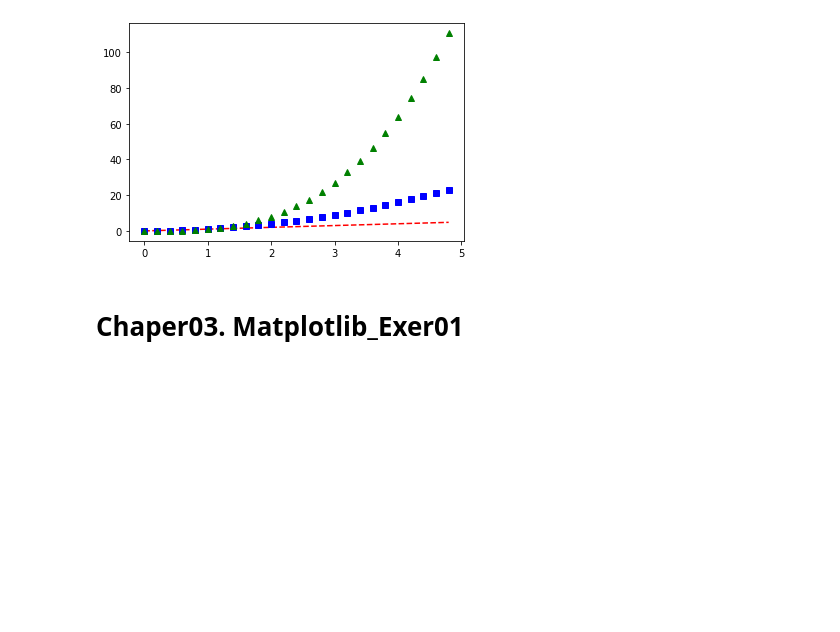
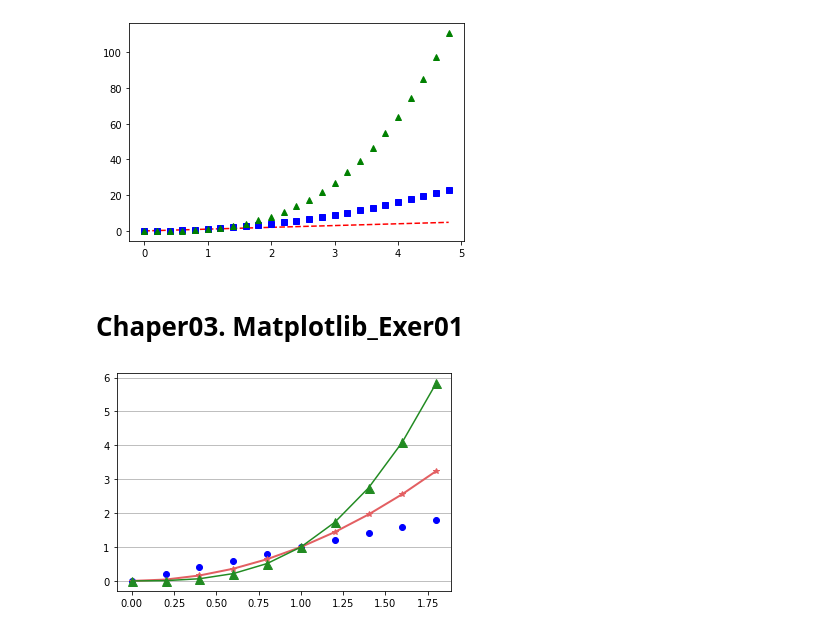
Before and after one commit to goodDev-junhyuk/JupyterNotebook, a Jupyter notebook: Matploblib.ipynb, the cells around one changed output. Drawn from its saved outputs; the diff is of its cells as text; code cells hidden in the pictures; blank space fills up the shorter version.

```diff
--- a/Matploblib.ipynb
+++ b/Matploblib.ipynb
@@ -254,0 +252,14 @@ import numpy as np
+# %%
+# Grid 설정 및 축 지정
+import matplotlib.pyplot as plt
+import numpy as np
+
+a = np.arange(0, 2, 0.2)
+
+plt.plot(a, a, 'bo')
+plt.plot(a, a**2, color='#e35f62', marker='*', linewidth=2)
+plt.plot(a, a**3, color='forestgreen', marker='^', markersize=9)
+plt.grid(True, axis='y') # 가로방향의 그리드만 표시.
+plt.show()
+# %% [output]
+[figure, added]
```
Also changed, not shown: parts of 1 cell of this notebook.
